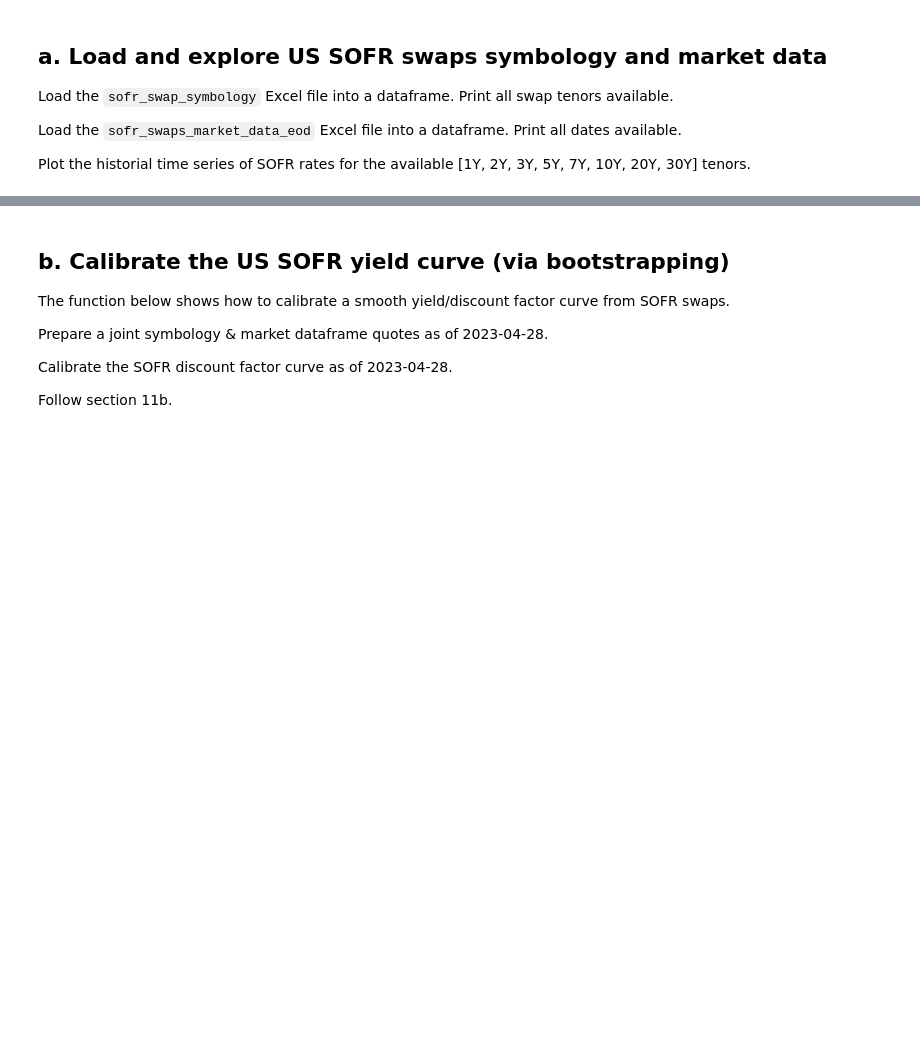
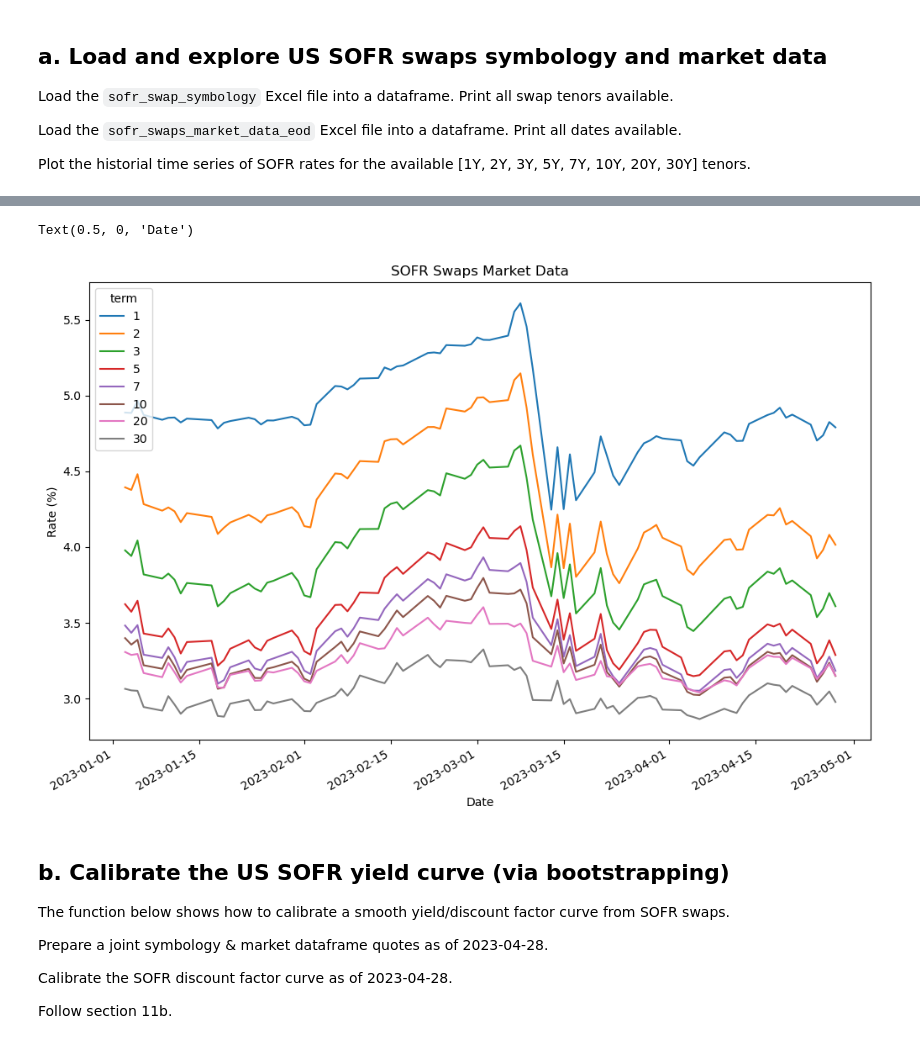
Before and after one commit to alanwake47/FINM-35700-Credit-Markets, a Jupyter notebook: week3/hw3/Homework 3.ipynb, the cells around one changed output, grey strips where cells are left out. Saved outputs shown, nothing was run; the diff lists cells and outputs as text; code cells hidden in the pictures; blank space fills up the shorter version.

```diff
--- a/week3/hw3/Homework 3.ipynb
+++ b/week3/hw3/Homework 3.ipynb
@@ -615,3 +615,5 @@ Load the `sofr_swap_symbology` Excel file into a dataframe. Print all swap tenor
 Load the `sofr_swaps_market_data_eod` Excel file into a dataframe. Print all dates available.
 
 Plot the historial time series of SOFR rates for the available [1Y, 2Y, 3Y, 5Y, 7Y, 10Y, 20Y, 30Y] tenors.
+# %%
+sofr_swaps_symbology = pd.read_excel(os.path.join(mydir,'data', 'sofr_swaps_symbology.xlsx'))
@@ -617,0 +638,2 @@ Plot the historial time series of SOFR rates for the available [1Y, 2Y, 3Y, 5Y,
+# %%
+sofr_swaps_market_data_eod = pd.read_excel(os.path.join(mydir,'data', 'sofr_swaps_market_data_eod.xlsx'))
@@ -617,0 +677,5 @@ Plot the historial time series of SOFR rates for the available [1Y, 2Y, 3Y, 5Y,
+# %%
+# Add a term column to the market data using the symbology
+sofr_swaps_market_data_eod1 = sofr_swaps_market_data_eod.merge(sofr_swaps_symbology, left_on='symbol', right_on='figi', how='left')
+# #renmae term_y to term and ticker_y to ticker
+# sofr_swaps_market_data_eod1 = sofr_swaps_market_data_eod1.rename(columns={'term_y':'term', 'ticker_y':'ticker'})
@@ -618,3 +698,13 @@ Plot the historial time series of SOFR rates for the available [1Y, 2Y, 3Y, 5Y,
+# %%
+#plot the timeseries for each ticker on the same plot
+plot_df = sofr_swaps_market_data_eod1.pivot(index='date', columns='term', values='mid_rate')
+plot_df.plot(figsize=(12,8))
+plt.title('SOFR Swaps Market Data')
+plt.ylabel('Rate (%)')
+plt.xlabel('Date')
+# %% [output]
+Text(0.5, 0, 'Date')
+[figure, added]
 # %% [markdown]
 ## b. Calibrate the US SOFR yield curve (via bootstrapping)
 The function below shows how to calibrate a smooth yield/discount factor curve from SOFR swaps.
```
Also changed, not shown: parts of 13 cells of this notebook.
